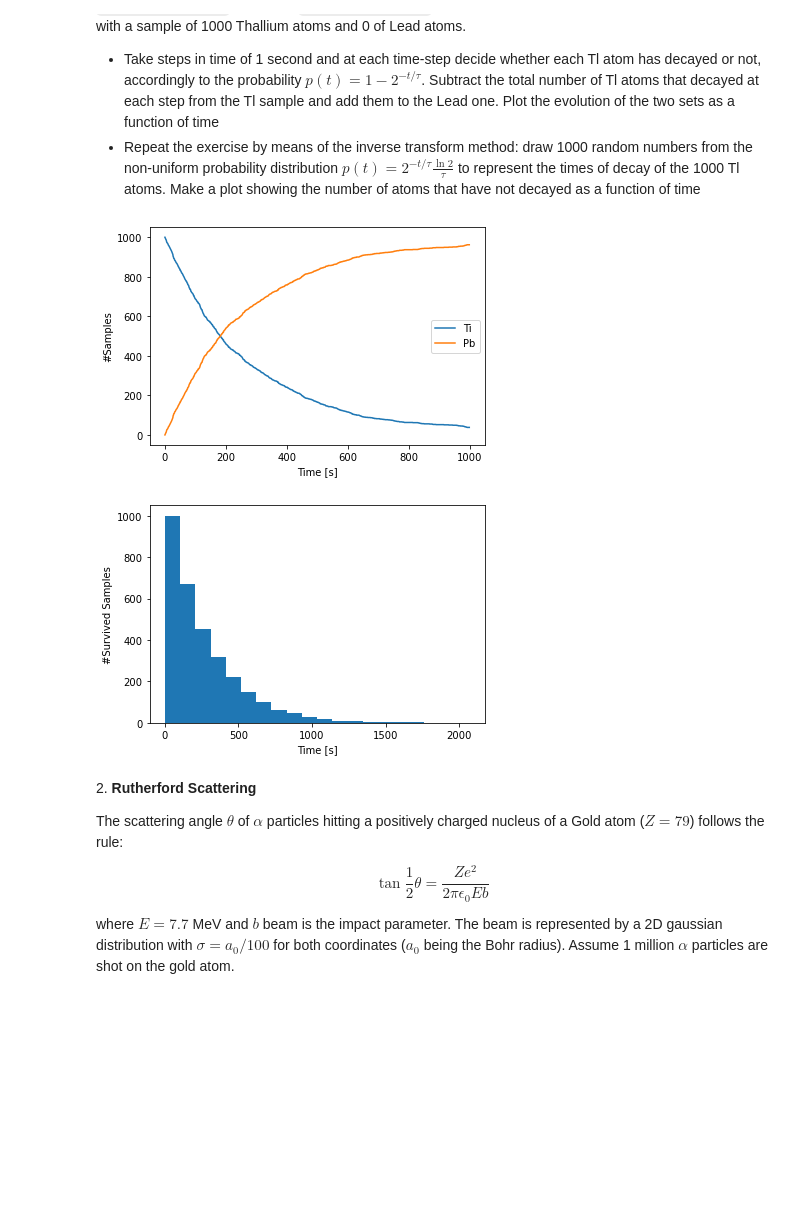
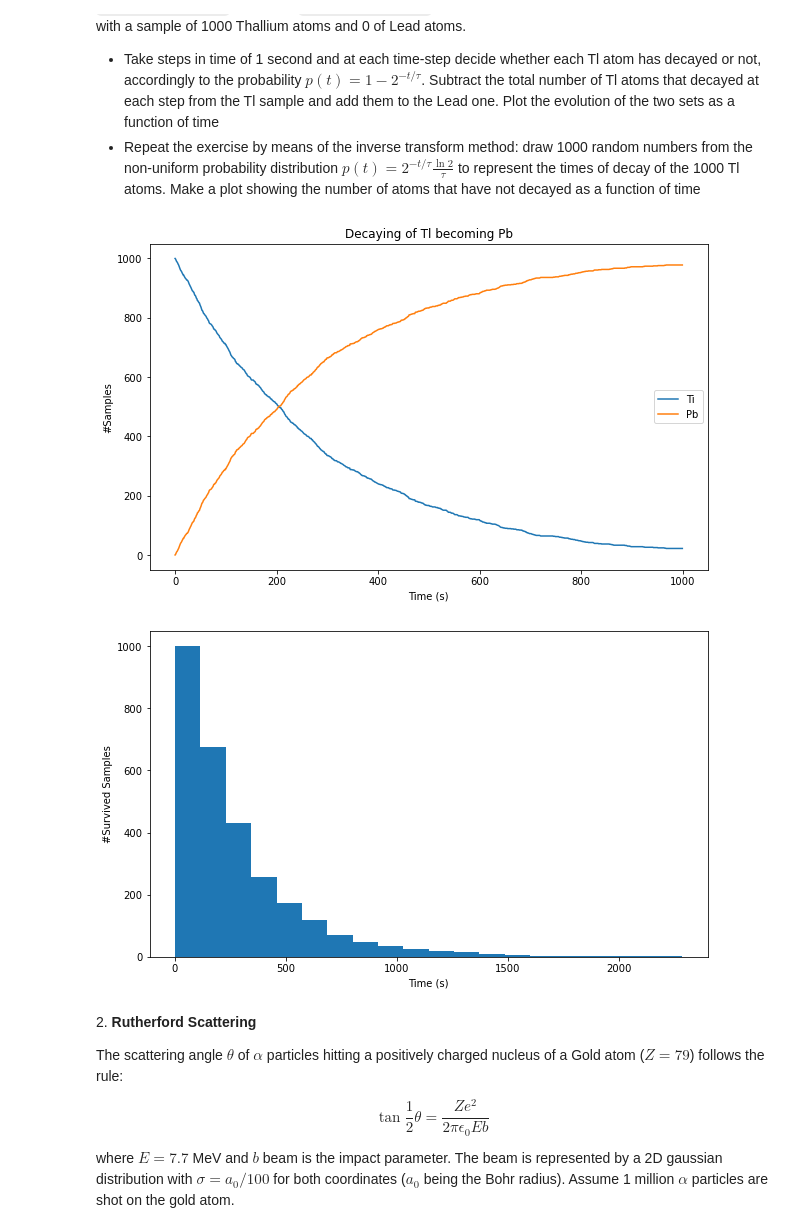
Before and after one commit to emersonvero/LaboratoryOfComputationalPhysics_Y4, a Jupyter notebook: 10ex_MonteCarlo.ipynb, the cells around one changed output. Drawn from its saved outputs; the diff is of its cells as text; code cells hidden in the pictures; some formulas as TeX source; blank space fills up the shorter version.

```diff
--- a/10ex_MonteCarlo.ipynb
+++ b/10ex_MonteCarlo.ipynb
@@ -15,41 +19,44 @@ from scipy.constants import epsilon_0, e, pi
 # %%
-# First Point
-samples = 1000
-ti = np.ones(samples)
-ti_hist = np.array(ti.shape)
-pb_hist = np.array([0])
-tau = 3.052*60 # half-life
+samples=1000
+tallium=np.ones(samples)
+tallium_hist=np.array(tallium.shape)
+plumbus_hist=np.array([0])
+tau=3.052*60 # half-life
 elapsed_time = 1000
 
-decay_prob = 1.-2**(-1/tau)
+decay_prob=1.-2**(-1/tau)
 
-for t in range(1,elapsed_time):
-    cond = [np.random.uniform(size=ti.size)>=decay_prob]
-    ti   = np.extract(cond,ti)
-    ti_hist = np.append(ti_hist,ti.size)
-    pb_hist = np.append(pb_hist,samples - ti.size)
+for i in range(1,elapsed_time):
+    cond=[np.random.uniform(size=tallium.size)>=decay_prob]
+    tallium=np.extract(cond,tallium)
+    tallium_hist=np.append(tallium_hist,tallium.size)
+    plumbus_hist=np.append(plumbus_hist,samples-tallium.size)
 
-
-plt.plot(ti_hist,label='Ti')
-plt.plot(pb_hist,label='Pb')
+fig=plt.figure()
+fig.set_size_inches(10, 6, forward=True)
+plt.plot(tallium_hist,label='Ti')
+plt.plot(plumbus_hist,label='Pb')
+plt.title('Decaying of Tl becoming Pb')
 plt.legend()
 
-plt.xlabel('Time [s]')
+plt.xlabel('Time (s)')
 plt.ylabel('#Samples')
 plt.show()
 # %% [output]
-[figure, old version]
+[figure, new version]
 # %%
 def expon_icdf(p, mu=np.log(2)/tau):
     return -np.log(1-p)/mu
 
 decay_times = expon_icdf(np.random.random(samples))
+fig=plt.figure()
+fig.set_size_inches(10, 6, forward=True)
 plt.hist(decay_times,bins=20, cumulative=-1)
-plt.xlabel('Time [s]')
+plt.xlabel('Time (s)')
 plt.ylabel('#Survived Samples')
 plt.show()
 # %% [output]
-[figure, old version]
+[figure, new version]
 # %% [markdown]
 2\. **Rutherford Scattering**
 
```
Also changed, not shown: parts of 1 cell of this notebook, 2 other files.
